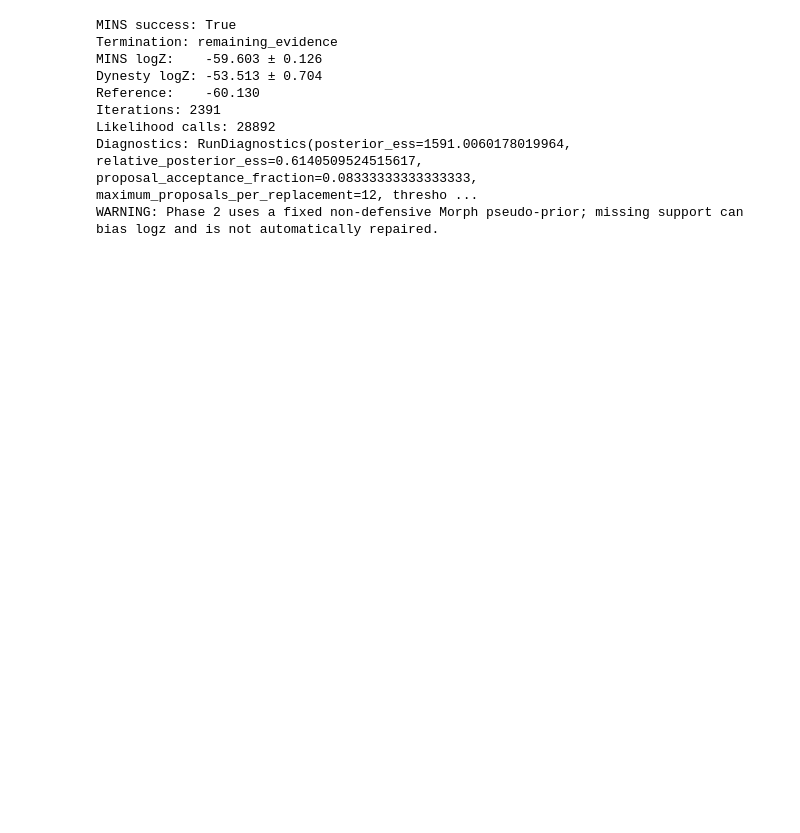
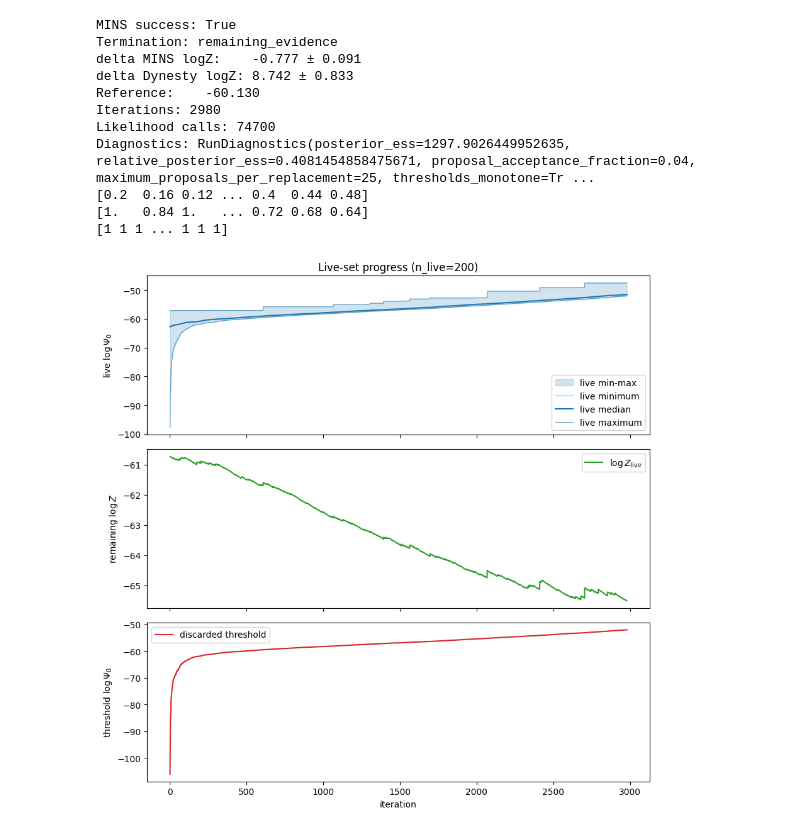
Before and after one commit to EL-MZ/MINS, a Jupyter notebook: examples/gaussian shell.ipynb, the cells around one changed output. Drawn from its saved outputs; the diff is of its cells as text; code cells hidden in the pictures; blank space fills up the shorter version.

```diff
--- a/examples/gaussian shell.ipynb
+++ b/examples/gaussian shell.ipynb
@@ -295,25 +300,41 @@ diagnostics = summarize(mins_result)
 
 print("MINS success:", mins_result.success)
 print("Termination:", mins_result.termination_reason)
-print(f"MINS logZ:    {mins_result.logz:.3f} ± {mins_result.logzerr:.3f}")
-print(f"Dynesty logZ: {res.logz[-1]:.3f} ± {res.logzerr[-1]:.3f}")
+print(f"delta MINS logZ:    {mins_result.logz-true_lnZ:.3f} ± {mins_result.logzerr:.3f}")
+print(f"delta Dynesty logZ: {res.logz[-1]-true_lnZ:.3f} ± {res.logzerr[-1]:.3f}")
 print(f"Reference:    {true_lnZ:.3f}")
 print("Iterations:", mins_result.niter)
 print("Likelihood calls:", mins_result.n_likelihood_calls)
 print("Diagnostics:", diagnostics)
 
-for warning in mins_result.warnings:
-    print("WARNING:", warning)
+# for warning in mins_result.warnings:
+#     print("WARNING:", warning)
+
+history = mins_result.history
+
+print(history.mh_acceptance_fraction)
+print(history.constraint_pass_fraction)
+print(history.mcmc_moved)
 # %% [output]
 MINS success: True
 Termination: remaining_evidence
-MINS logZ:    -59.603 ± 0.126
-Dynesty logZ: -53.513 ± 0.704
+delta MINS logZ:    -0.777 ± 0.091
+delta Dynesty logZ: 8.742 ± 0.833
 Reference:    -60.130
-Iterations: 2391
-Likelihood calls: 28892
-Diagnostics: RunDiagnostics(posterior_ess=1591.0060178019964, relative_posterior_ess=0.6140509524515617, proposal_acceptance_fraction=0.08333333333333333, maximum_proposals_per_replacement=12, thresho ...
-WARNING: Phase 2 uses a fixed non-defensive Morph pseudo-prior; missing support can bias logz and is not automatically repaired.
+Iterations: 2980
+Likelihood calls: 74700
+Diagnostics: RunDiagnostics(posterior_ess=1297.9026449952635, relative_posterior_ess=0.4081454858475671, proposal_acceptance_fraction=0.04, maximum_proposals_per_replacement=25, thresholds_monotone=Tr ...
+[0.2  0.16 0.12 ... 0.4  0.44 0.48]
+[1.   0.84 1.   ... 0.72 0.68 0.64]
+[1 1 1 ... 1 1 1]
+# %%
+from mins import plot_nested_progress
+
+figure, axes = plot_nested_progress(mins_result)
+figure.show()
+figure.savefig("nested_progress.png", dpi=150)
+# %% [output]
+[figure, added]
 # %%
 equal_samples = mins_result.resample_equal(
     rng=123,          # required for reproducibility
```
Also changed, not shown: parts of 3 cells of this notebook, 1 other file.
